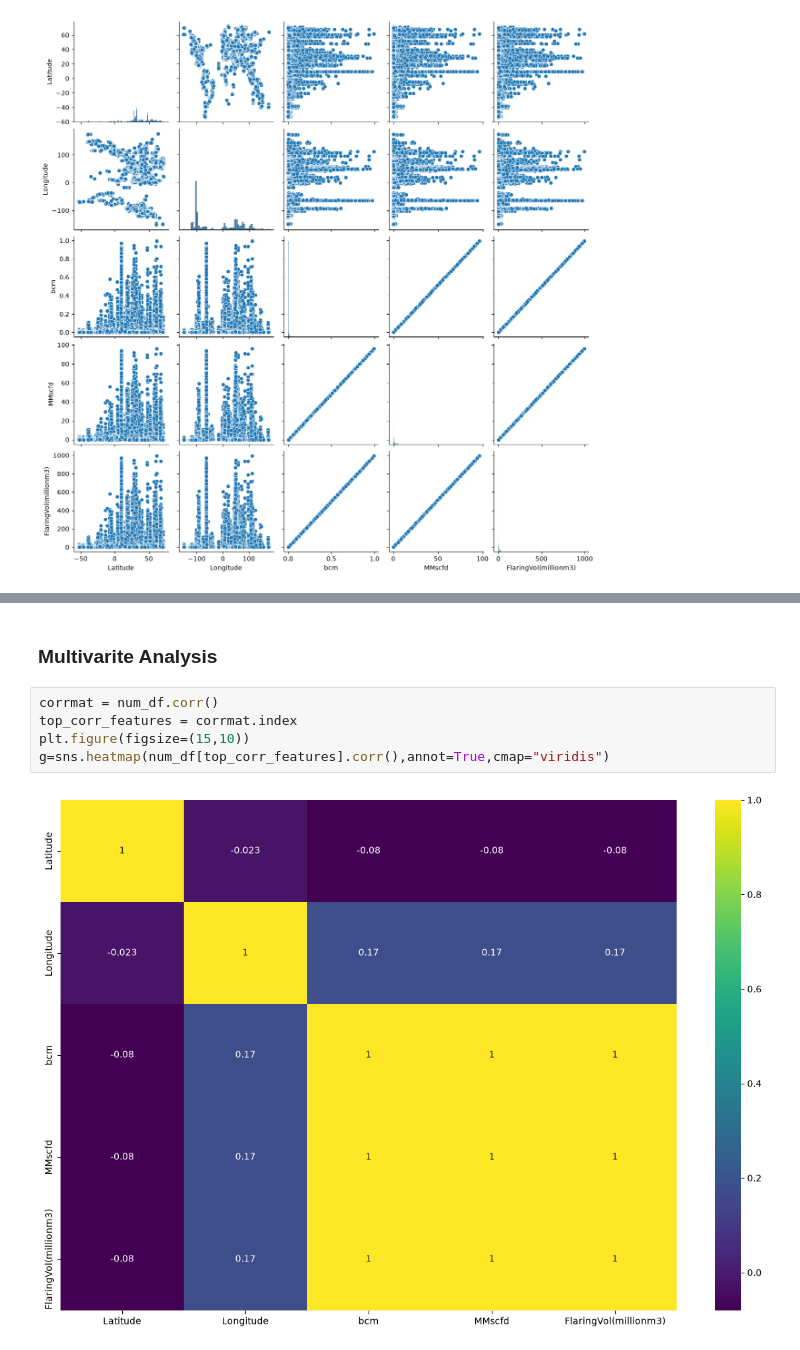
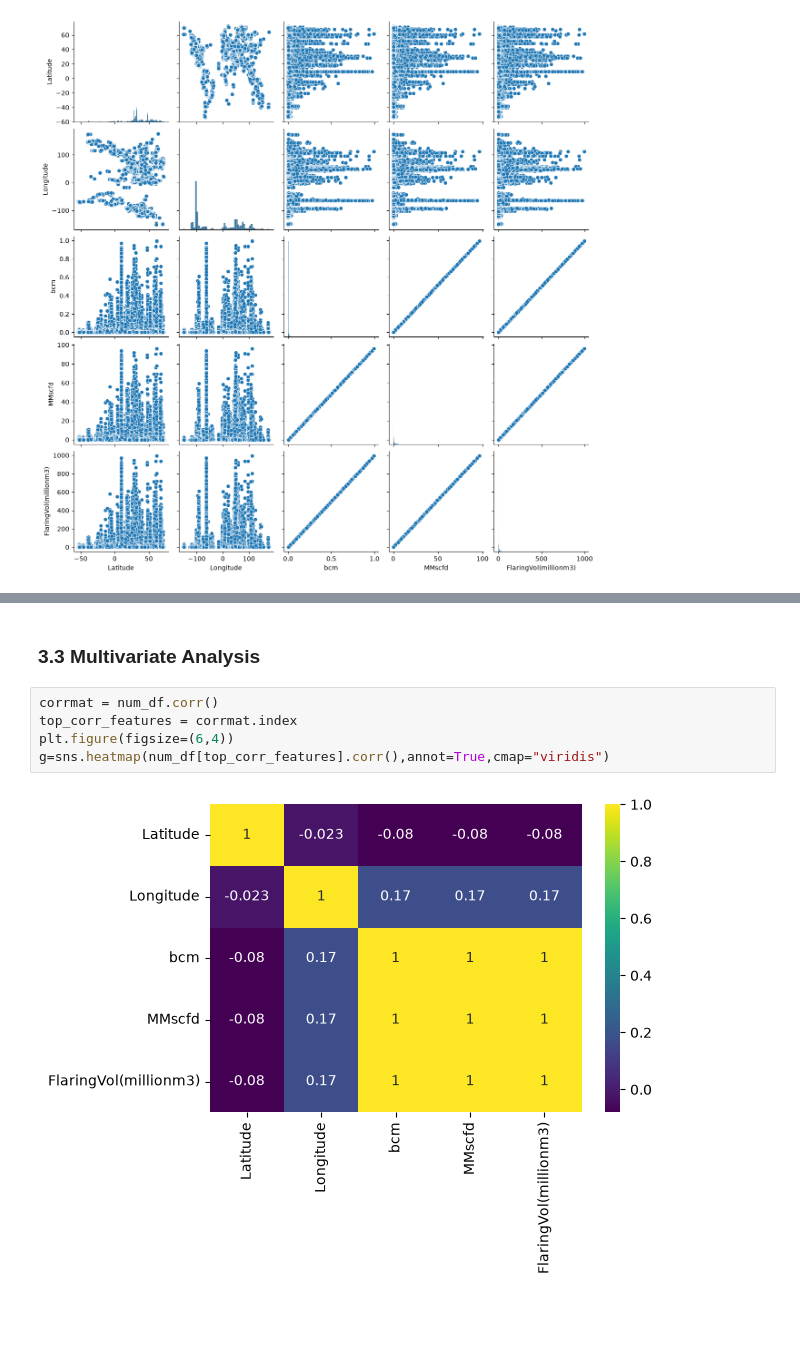
Before and after one commit to EMuritu/Gas_Flaring_Prediction, a Jupyter notebook: Gas_Flaring_Prediction.ipynb, the cells around one changed output, grey strips where cells are left out. Drawn from its saved outputs; the diff is of its cells as text; blank space fills up the shorter version.

```diff
--- a/Gas_Flaring_Prediction.ipynb
+++ b/Gas_Flaring_Prediction.ipynb
@@ -523,9 +628,9 @@ plt.show()
 # %% [markdown]
-### Multivarite Analysis
+### 3.3 Multivariate Analysis
 # %%
 corrmat = num_df.corr()
 top_corr_features = corrmat.index
-plt.figure(figsize=(15,10))
+plt.figure(figsize=(6,4))
 g=sns.heatmap(num_df[top_corr_features].corr(),annot=True,cmap="viridis")
 # %% [output]
-[figure, old version]
+[figure, new version]
```
Also changed, not shown: parts of 32 cells of this notebook.
